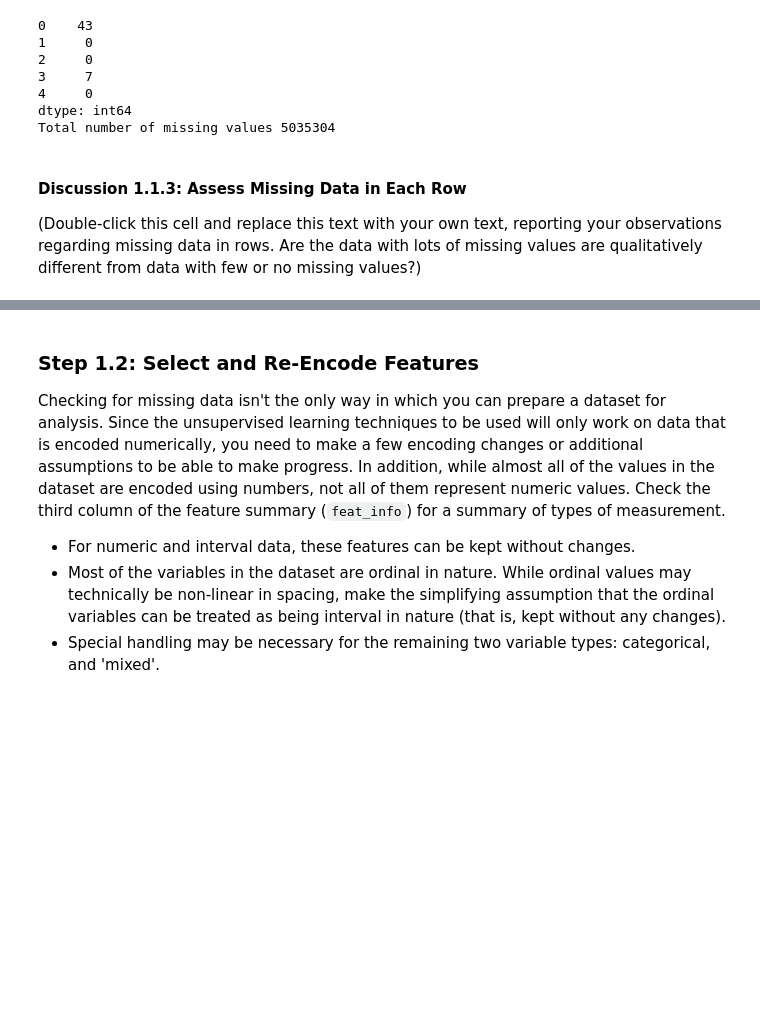
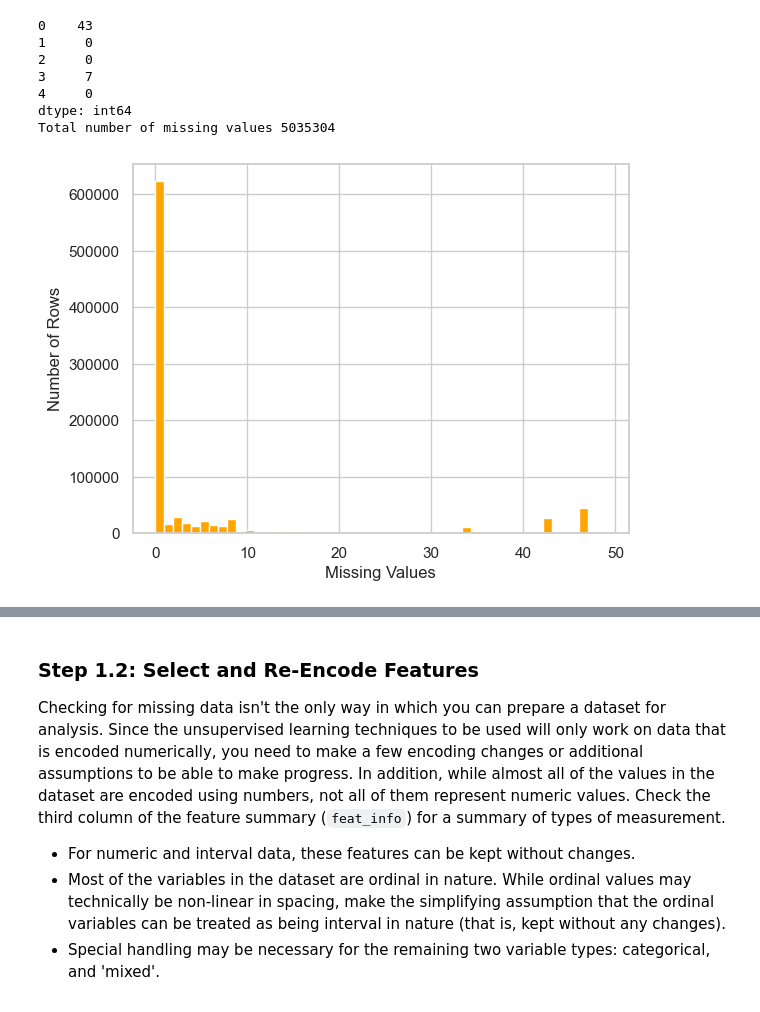
Before and after one commit to luisgj/customer-segments-predictor, a Jupyter notebook: Identify_Customer_Segments.ipynb, the cells around one changed output, grey strips where cells are left out. Saved outputs shown, nothing was run; the diff lists cells and outputs as text; code cells hidden in the pictures; blank space fills up the shorter version.

```diff
--- a/Identify_Customer_Segments.ipynb
+++ b/Identify_Customer_Segments.ipynb
@@ -161,16 +179,0 @@ Length: 85, dtype: float64
-# %%
-# Remove the outlier columns from the dataset. (You'll perform other data
-# engineering tasks such as re-encoding and imputation later.)
-box = plt.figure(figsize =(5, 5))
-plt.boxplot(percent_missing_columns)
-plt.show()
-
-# According to the boxplot, 20% is a good threshold to remove outliers
-outlier_cols = percent_missing_columns[percent_missing_columns > 20]
-columns_names = outlier_cols.keys().tolist()
-print(f'Outlier Cols detected:')
-print(outlier_cols)
-
-# Drop the outlier columns from the dataset
-azdias_processed = azdias_processed.drop(columns_names, axis=1)
-azdias_processed.head()
@@ -221,4 +207,15 @@ Total number of missing values 5035304
-# %% [markdown]
-#### Discussion 1.1.3: Assess Missing Data in Each Row
-
-(Double-click this cell and replace this text with your own text, reporting your observations regarding missing data in rows. Are the data with lots of missing values are qualitatively different from data with few or no missing values?)
+# %%
+# Write code to divide the data into two subsets based on the number of missing
+# values in each row.
+plt.hist(rows_missing, bins=50, color = 'orange')
+plt.ylabel('Number of Rows')
+plt.xlabel('Missing Values')
+plt.show()
+
+# We will use 25 as our threshold to divide the dataset into two subsets.
+# Write code to divide the data into two subsets based on the number of missing
+# values in each row.
+low = azdias_processed[azdias_processed.isnull().sum(axis=1) < 25]
+high = azdias_processed[azdias_processed.isnull().sum(axis=1) > 25]
+# %% [output]
+[figure, added]
```
Also changed, not shown: parts of 12 cells of this notebook.
